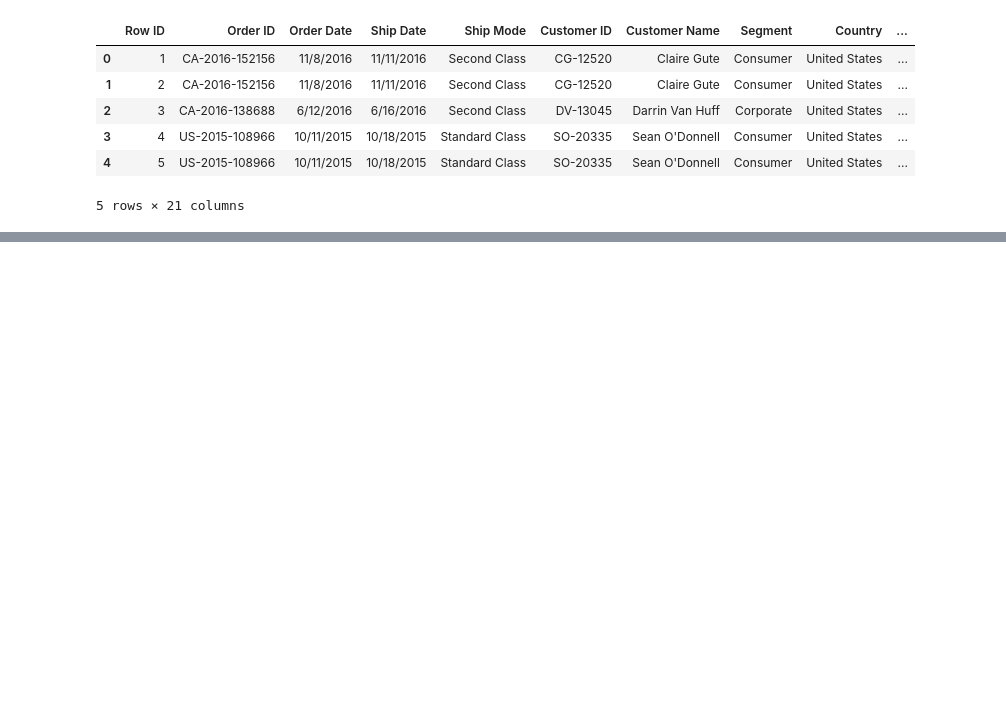
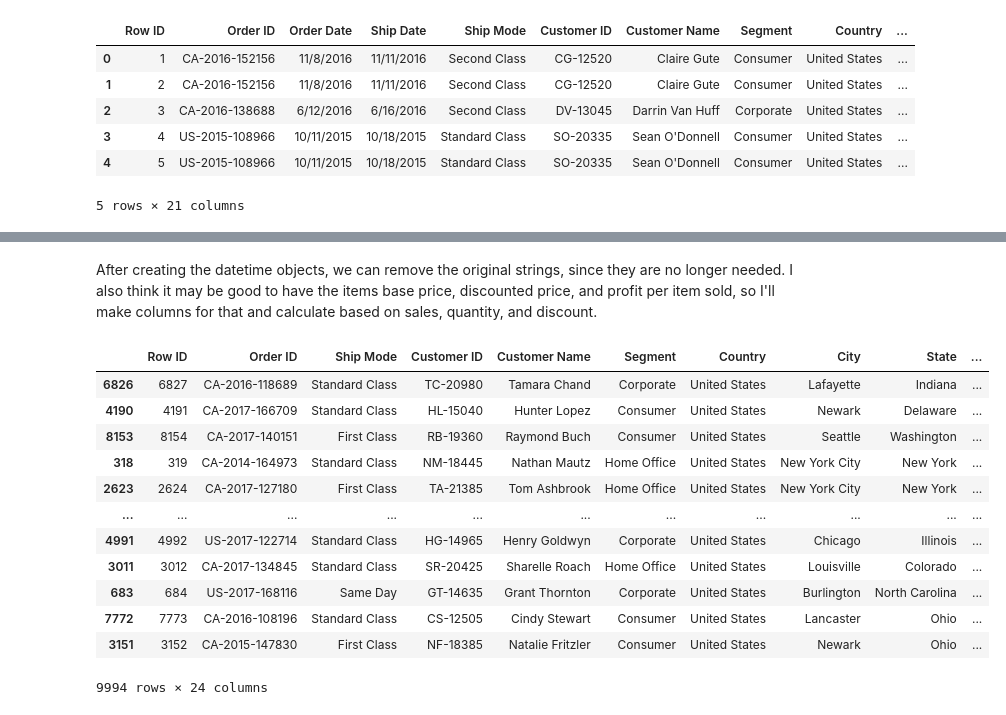
Before and after one commit to AnOvercookedFork/datascience_final, a Jupyter notebook: final.ipynb, the cells around one changed output, grey strips where cells are left out. Saved outputs shown, nothing was run; the diff lists cells and outputs as text; code cells hidden in the pictures; blank space fills up the shorter version.

```diff
--- a/final.ipynb
+++ b/final.ipynb
@@ -42,0 +85,33 @@ data.head()
+# %% [markdown]
+After creating the datetime objects, we can remove the original strings, since they are no longer needed.  I also think it may be good to have the items base price, discounted price, and profit per item sold, so I'll make columns for that and calculate based on sales, quantity, and discount.
+# %%
+def get_base_price(row):
+    return row['Sales'] / (1 - row['Discount']) / row['Quantity'] # if there were ever 100% discounts, we would have a problem here, but there aren't
+
+def get_sale_price(row):
+    return row['Sales'] / row['Quantity']
+
+def get_per_item_profit(row):
+    return row['Profit'] / row['Quantity']
+
+data['Base Price'] = data.apply(lambda row: get_base_price(row), axis=1)
+data['Sale Price'] = data.apply(lambda row: get_sale_price(row), axis=1)
+data['Profit Per Item'] = data.apply(lambda row: get_per_item_profit(row), axis=1)
+
+data.sort_values(by = 'Profit Per Item', inplace = True, ascending = False) # we sort for the highest profit per item
+
+data
+# %% [output]
+|  | Row ID | Order ID | Ship Mode | Customer ID | Customer Name | Segment | Country | City | State | ... |
+| 6826 | 6827 | CA-2016-118689 | Standard Class | TC-20980 | Tamara Chand | Corporate | United States | Lafayette | Indiana | ... |
+| 4190 | 4191 | CA-2017-166709 | Standard Class | HL-15040 | Hunter Lopez | Consumer | United States | Newark | Delaware | ... |
+| 8153 | 8154 | CA-2017-140151 | First Class | RB-19360 | Raymond Buch | Consumer | United States | Seattle | Washington | ... |
+| 318 | 319 | CA-2014-164973 | Standard Class | NM-18445 | Nathan Mautz | Home Office | United States | New York City | New York | ... |
+| 2623 | 2624 | CA-2017-127180 | First Class | TA-21385 | Tom Ashbrook | Home Office | United States | New York City | New York | ... |
+| ... | ... | ... | ... | ... | ... | ... | ... | ... | ... | ... |
+| 4991 | 4992 | US-2017-122714 | Standard Class | HG-14965 | Henry Goldwyn | Corporate | United States | Chicago | Illinois | ... |
+| 3011 | 3012 | CA-2017-134845 | Standard Class | SR-20425 | Sharelle Roach | Home Office | United States | Louisville | Colorado | ... |
+| 683 | 684 | US-2017-168116 | Same Day | GT-14635 | Grant Thornton | Corporate | United States | Burlington | North Carolina | ... |
+| 7772 | 7773 | CA-2016-108196 | Standard Class | CS-12505 | Cindy Stewart | Consumer | United States | Lancaster | Ohio | ... |
+| 3151 | 3152 | CA-2015-147830 | First Class | NF-18385 | Natalie Fritzler | Consumer | United States | Newark | Ohio | ... |
+9994 rows × 24 columns
```
Also changed, not shown: parts of 32 cells of this notebook, 1 other file.
